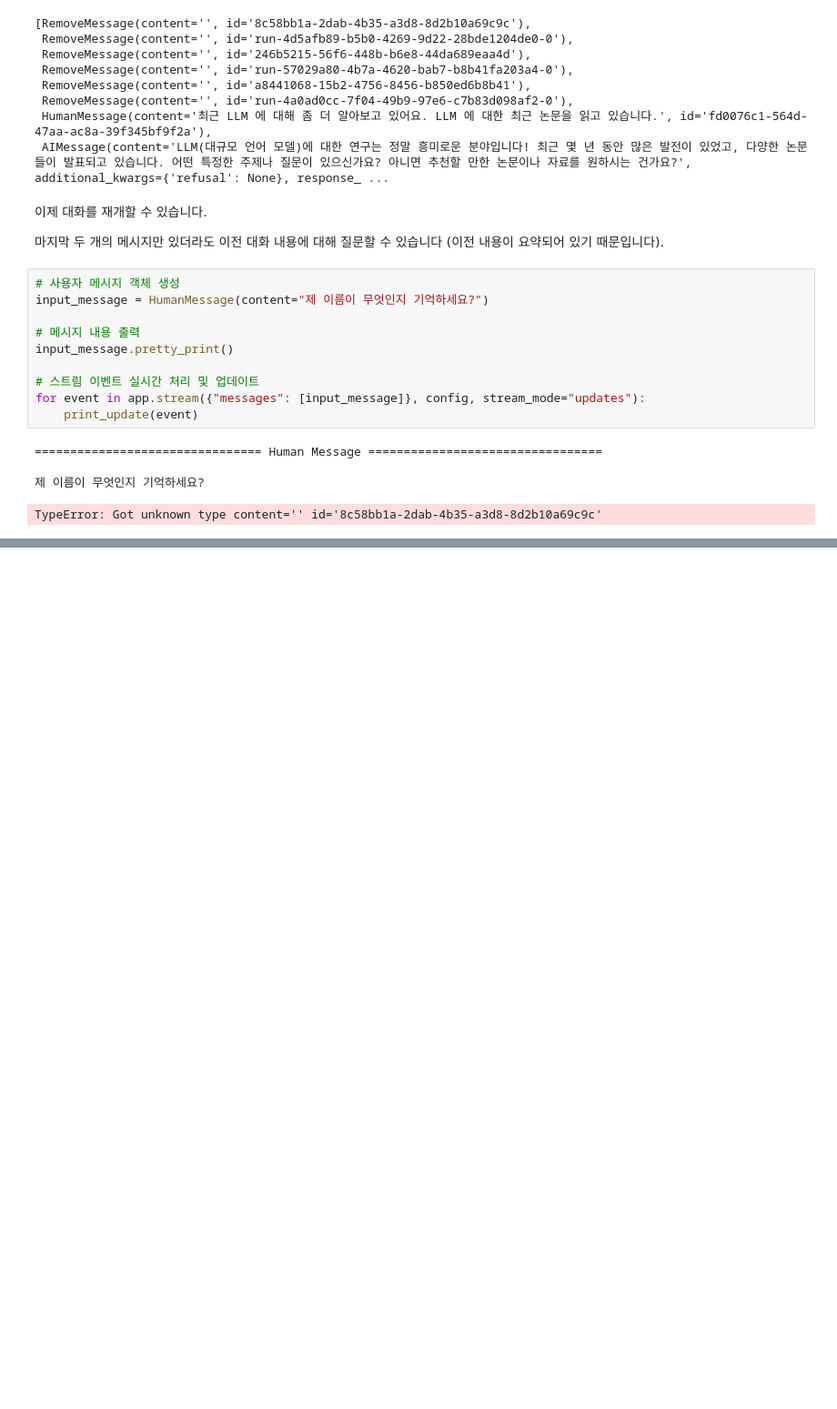
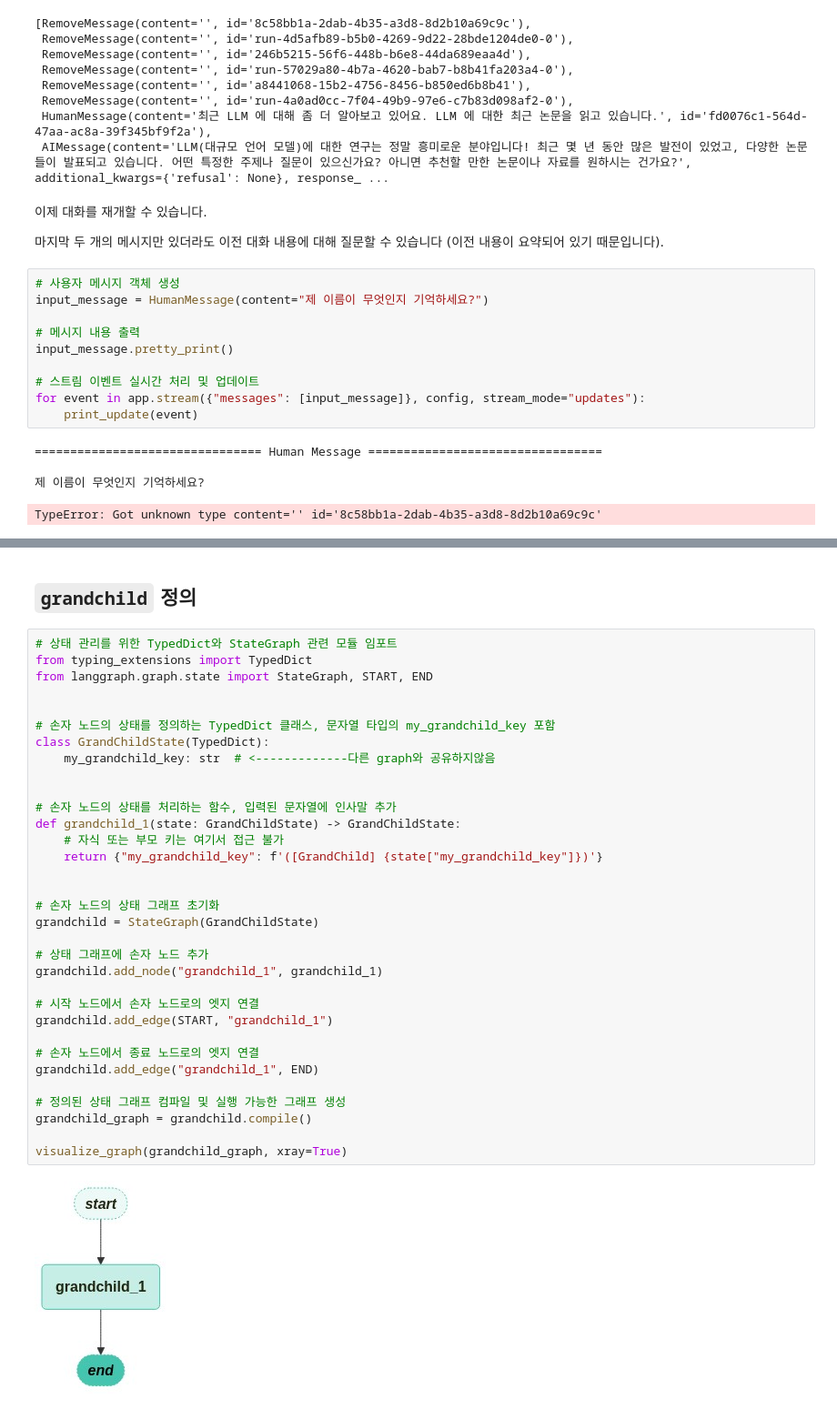
Before and after one commit to yoonwanggyu/BOAZ_ADV, a Jupyter notebook: Wang_Gyu/LangGraph_8)~14).ipynb, the cells around one changed output, grey strips where cells are left out. Shown: that part at 91% size. Saved outputs shown, nothing was run; the diff lists cells and outputs as text; blank space fills up the shorter version.

```diff
--- a/Wang_Gyu/LangGraph_8)~.ipynb
+++ b/Wang_Gyu/LangGraph_8)~14).ipynb
@@ -1226,0 +1437,37 @@ TypeError: Got unknown type content='' id='8c58bb1a-2dab-4b35-a3d8-8d2b10a69c9c'
+# %% [markdown]
+## `grandchild` 정의
+# %%
+# 상태 관리를 위한 TypedDict와 StateGraph 관련 모듈 임포트
+from typing_extensions import TypedDict
+from langgraph.graph.state import StateGraph, START, END
+
+
+# 손자 노드의 상태를 정의하는 TypedDict 클래스, 문자열 타입의 my_grandchild_key 포함
+class GrandChildState(TypedDict):
+    my_grandchild_key: str  # <-------------다른 graph와 공유하지않음
+
+
+# 손자 노드의 상태를 처리하는 함수, 입력된 문자열에 인사말 추가
+def grandchild_1(state: GrandChildState) -> GrandChildState:
+    # 자식 또는 부모 키는 여기서 접근 불가
+    return {"my_grandchild_key": f'([GrandChild] {state["my_grandchild_key"]})'}
+
+
+# 손자 노드의 상태 그래프 초기화
+grandchild = StateGraph(GrandChildState)
+
+# 상태 그래프에 손자 노드 추가
+grandchild.add_node("grandchild_1", grandchild_1)
+
+# 시작 노드에서 손자 노드로의 엣지 연결
+grandchild.add_edge(START, "grandchild_1")
+
+# 손자 노드에서 종료 노드로의 엣지 연결
+grandchild.add_edge("grandchild_1", END)
+
+# 정의된 상태 그래프 컴파일 및 실행 가능한 그래프 생성
+grandchild_graph = grandchild.compile()
+
+visualize_graph(grandchild_graph, xray=True)
+# %% [output]
+[figure, added]
```
Also changed, not shown: parts of 55 cells of this notebook.
